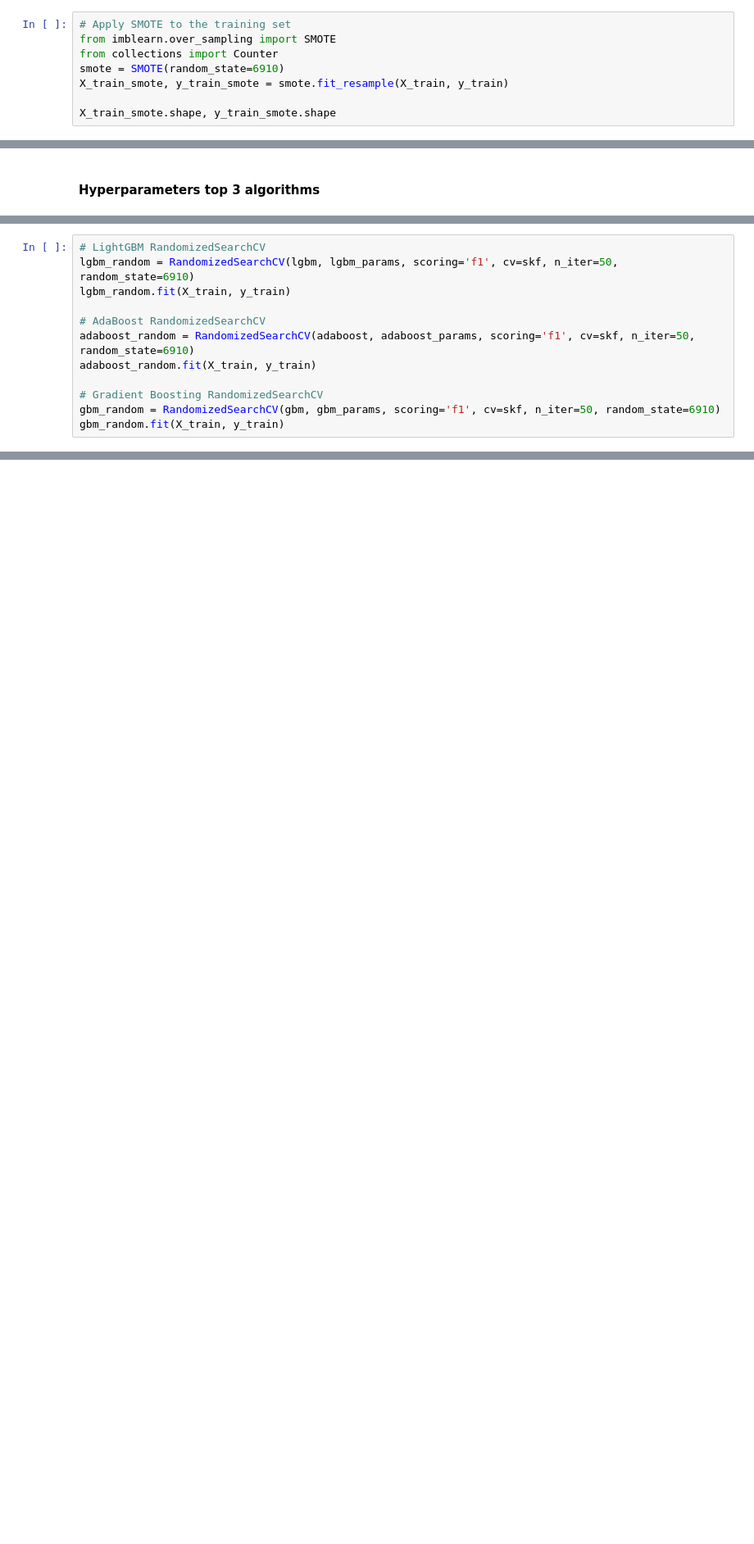
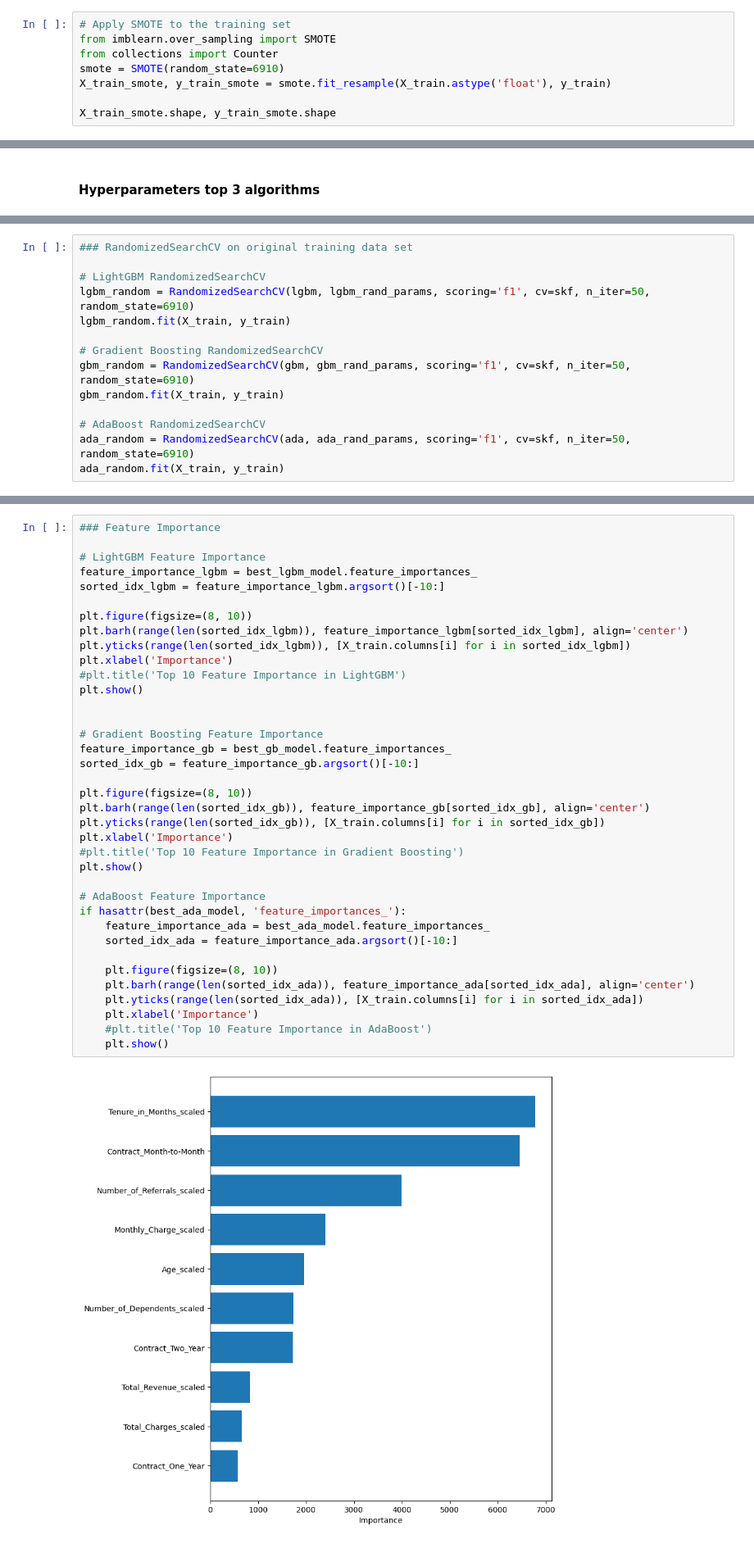
Before and after one commit to khanhgeo/DASC6910-GraduateProject, a Jupyter notebook: 02.Code/TelcoChurn EDA and Model.ipynb, the cells around one changed output, grey strips where cells are left out. Shown: that part at 82% size. Saved outputs shown, nothing was run; the diff lists cells and outputs as text; blank space fills up the shorter version.

```diff
--- a/02.Code/TelcoChurn EDA and Model.ipynb
+++ b/02.Code/TelcoChurn EDA and Model.ipynb
@@ -349,7 +349,7 @@ X_train.shape, X_test.shape, y_train.shape, y_test.shape
 from imblearn.over_sampling import SMOTE
 from collections import Counter
 smote = SMOTE(random_state=6910)
-X_train_smote, y_train_smote = smote.fit_resample(X_train, y_train)
+X_train_smote, y_train_smote = smote.fit_resample(X_train.astype('float'), y_train)
 
 X_train_smote.shape, y_train_smote.shape
 # %% [output]
@@ -651,14 +700,16 @@ gbm_params = {
 # %%
+### RandomizedSearchCV on original training data set
+
 # LightGBM RandomizedSearchCV
-lgbm_random = RandomizedSearchCV(lgbm, lgbm_params, scoring='f1', cv=skf, n_iter=50, random_state=6910)
+lgbm_random = RandomizedSearchCV(lgbm, lgbm_rand_params, scoring='f1', cv=skf, n_iter=50, random_state=6910)
 lgbm_random.fit(X_train, y_train)
 
+# Gradient Boosting RandomizedSearchCV
+gbm_random = RandomizedSearchCV(gbm, gbm_rand_params, scoring='f1', cv=skf, n_iter=50, random_state=6910)
+gbm_random.fit(X_train, y_train)
+
 # AdaBoost RandomizedSearchCV
-adaboost_random = RandomizedSearchCV(adaboost, adaboost_params, scoring='f1', cv=skf, n_iter=50, random_state=6910)
-adaboost_random.fit(X_train, y_train)
-
-# Gradient Boosting RandomizedSearchCV
-gbm_random = RandomizedSearchCV(gbm, gbm_params, scoring='f1', cv=skf, n_iter=50, random_state=6910)
-gbm_random.fit(X_train, y_train)
+ada_random = RandomizedSearchCV(ada, ada_rand_params, scoring='f1', cv=skf, n_iter=50, random_state=6910)
+ada_random.fit(X_train, y_train)
 # %% [output]
 RandomizedSearchCV(cv=StratifiedKFold(n_splits=5, random_state=6910, shuffle=True),
@@ -752,0 +845,39 @@ F1 Score of LightGBM: 0.7809152872444012
+# %%
+### Feature Importance
+
+# LightGBM Feature Importance
+feature_importance_lgbm = best_lgbm_model.feature_importances_
+sorted_idx_lgbm = feature_importance_lgbm.argsort()[-10:]
+
+plt.figure(figsize=(8, 10))
+plt.barh(range(len(sorted_idx_lgbm)), feature_importance_lgbm[sorted_idx_lgbm], align='center')
+plt.yticks(range(len(sorted_idx_lgbm)), [X_train.columns[i] for i in sorted_idx_lgbm])
+plt.xlabel('Importance')
+#plt.title('Top 10 Feature Importance in LightGBM')
+plt.show()
+
+
+# Gradient Boosting Feature Importance
+feature_importance_gb = best_gb_model.feature_importances_
+sorted_idx_gb = feature_importance_gb.argsort()[-10:]
+
+plt.figure(figsize=(8, 10))
+plt.barh(range(len(sorted_idx_gb)), feature_importance_gb[sorted_idx_gb], align='center')
+plt.yticks(range(len(sorted_idx_gb)), [X_train.columns[i] for i in sorted_idx_gb])
+plt.xlabel('Importance')
+#plt.title('Top 10 Feature Importance in Gradient Boosting')
+plt.show()
+
+# AdaBoost Feature Importance
+if hasattr(best_ada_model, 'feature_importances_'):
+    feature_importance_ada = best_ada_model.feature_importances_
+    sorted_idx_ada = feature_importance_ada.argsort()[-10:]
+
+    plt.figure(figsize=(8, 10))
+    plt.barh(range(len(sorted_idx_ada)), feature_importance_ada[sorted_idx_ada], align='center')
+    plt.yticks(range(len(sorted_idx_ada)), [X_train.columns[i] for i in sorted_idx_ada])
+    plt.xlabel('Importance')
+    #plt.title('Top 10 Feature Importance in AdaBoost')
+    plt.show()
+# %% [output]
+[figure, added]
```
Also changed, not shown: parts of 30 cells of this notebook, 4 other files.
